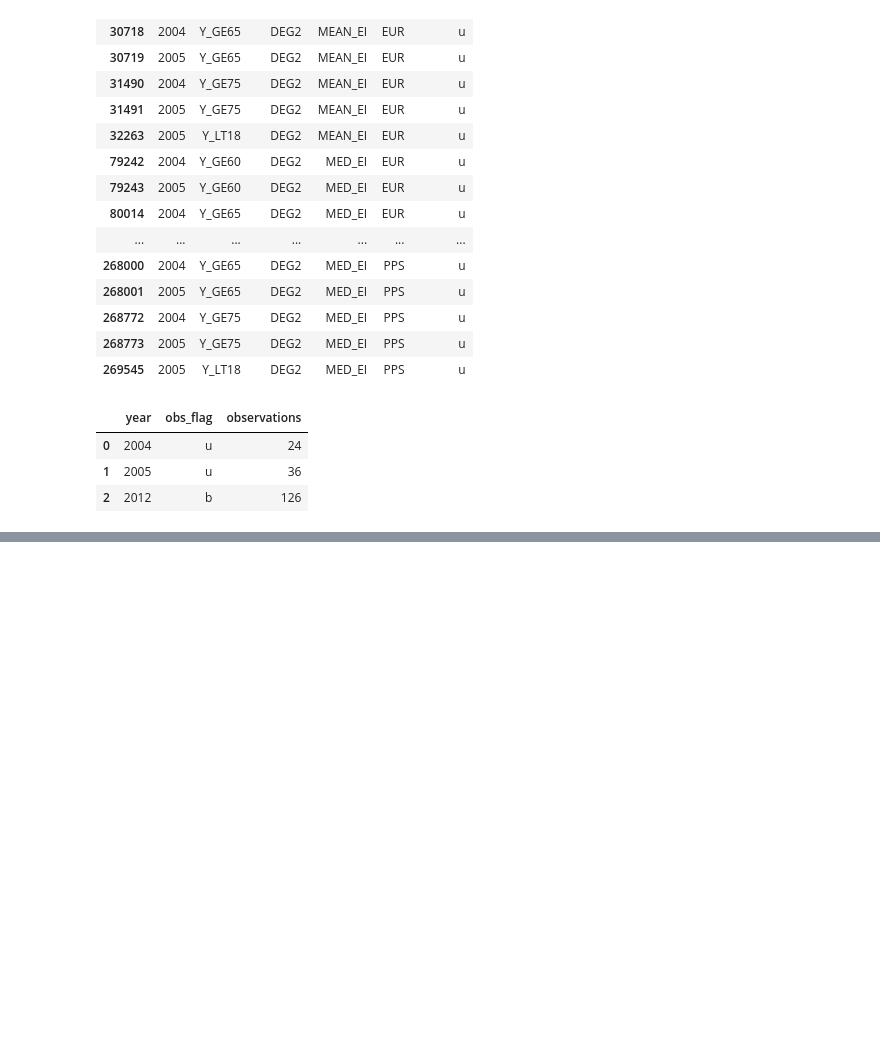
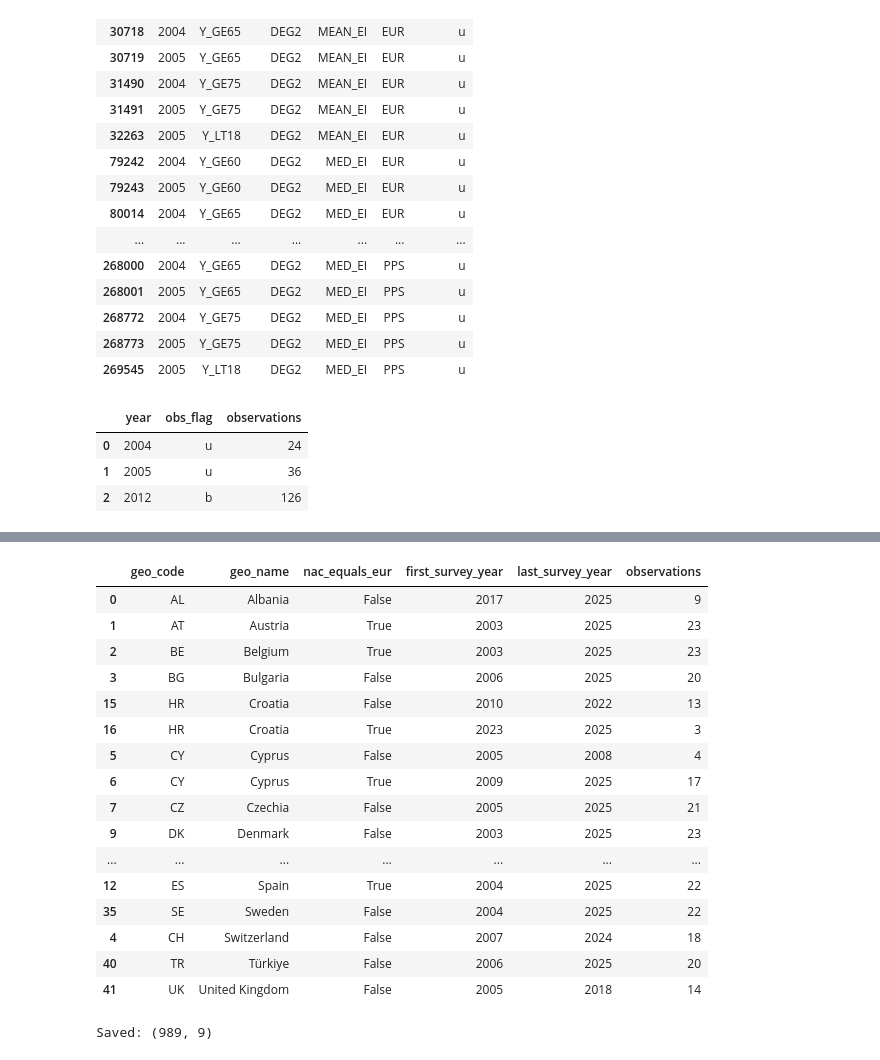
Before and after one commit to GeorgeZDESK/eurostat-income-analysis, a Jupyter notebook: notebooks/01_eda.ipynb, the cells around one changed output, grey strips where cells are left out. Cells and saved outputs as stored; diff of their text form; code cells hidden in the pictures; blank space fills up the shorter version.

```diff
--- a/notebooks/01_eda.ipynb
+++ b/notebooks/01_eda.ipynb
@@ -551,0 +934,52 @@ urban_clean.to_csv("../data/processed/ilc_di17_greece.csv", index=False, encodin
+# %%
+currency_unit_check = median_europe_units.pivot(
+    index=["geo_code", "geo_name", "year"],
+    columns="unit",
+    values="income"
+).reindex(columns=["EUR", "NAC"])
+
+# Compare only records with both published values available.
+currency_unit_check = (
+    currency_unit_check
+    .dropna(subset=["EUR", "NAC"])
+    .reset_index())
+
+currency_unit_check["nac_equals_eur"] = (currency_unit_check["NAC"] == currency_unit_check["EUR"])
+
+currency_unit_summary = (
+    currency_unit_check
+    .groupby(["geo_code", "geo_name", "nac_equals_eur"])
+    .agg(
+        first_survey_year=("year", "min"),
+        last_survey_year=("year", "max"),
+        observations=("year", "nunique")
+    )
+    .reset_index()
+    .sort_values(["geo_name", "first_survey_year"]))
+
+display(currency_unit_summary)
+# %% [output]
+|  | geo_code | geo_name | nac_equals_eur | first_survey_year | last_survey_year | observations |
+| 0 | AL | Albania | False | 2017 | 2025 | 9 |
+| 1 | AT | Austria | True | 2003 | 2025 | 23 |
+| 2 | BE | Belgium | True | 2003 | 2025 | 23 |
+| 3 | BG | Bulgaria | False | 2006 | 2025 | 20 |
+| 15 | HR | Croatia | False | 2010 | 2022 | 13 |
+| 16 | HR | Croatia | True | 2023 | 2025 | 3 |
+| 5 | CY | Cyprus | False | 2005 | 2008 | 4 |
+| 6 | CY | Cyprus | True | 2009 | 2025 | 17 |
+| 7 | CZ | Czechia | False | 2005 | 2025 | 21 |
+| 9 | DK | Denmark | False | 2003 | 2025 | 23 |
+| ... | ... | ... | ... | ... | ... | ... |
+| 12 | ES | Spain | True | 2004 | 2025 | 22 |
+| 35 | SE | Sweden | False | 2004 | 2025 | 22 |
+| 4 | CH | Switzerland | False | 2007 | 2024 | 18 |
+| 40 | TR | Türkiye | False | 2006 | 2025 | 20 |
+| 41 | UK | United Kingdom | False | 2005 | 2018 | 14 |
+# %%
+# Preserve all available years, missing values and source flags.
+hicp_europe.to_csv("../data/processed/hicp_europe.csv", index=False)
+
+print("Saved:", hicp_europe.shape)
+# %% [output]
+Saved: (989, 9)
```
Also changed, not shown: parts of 15 cells of this notebook, 12 other files.
